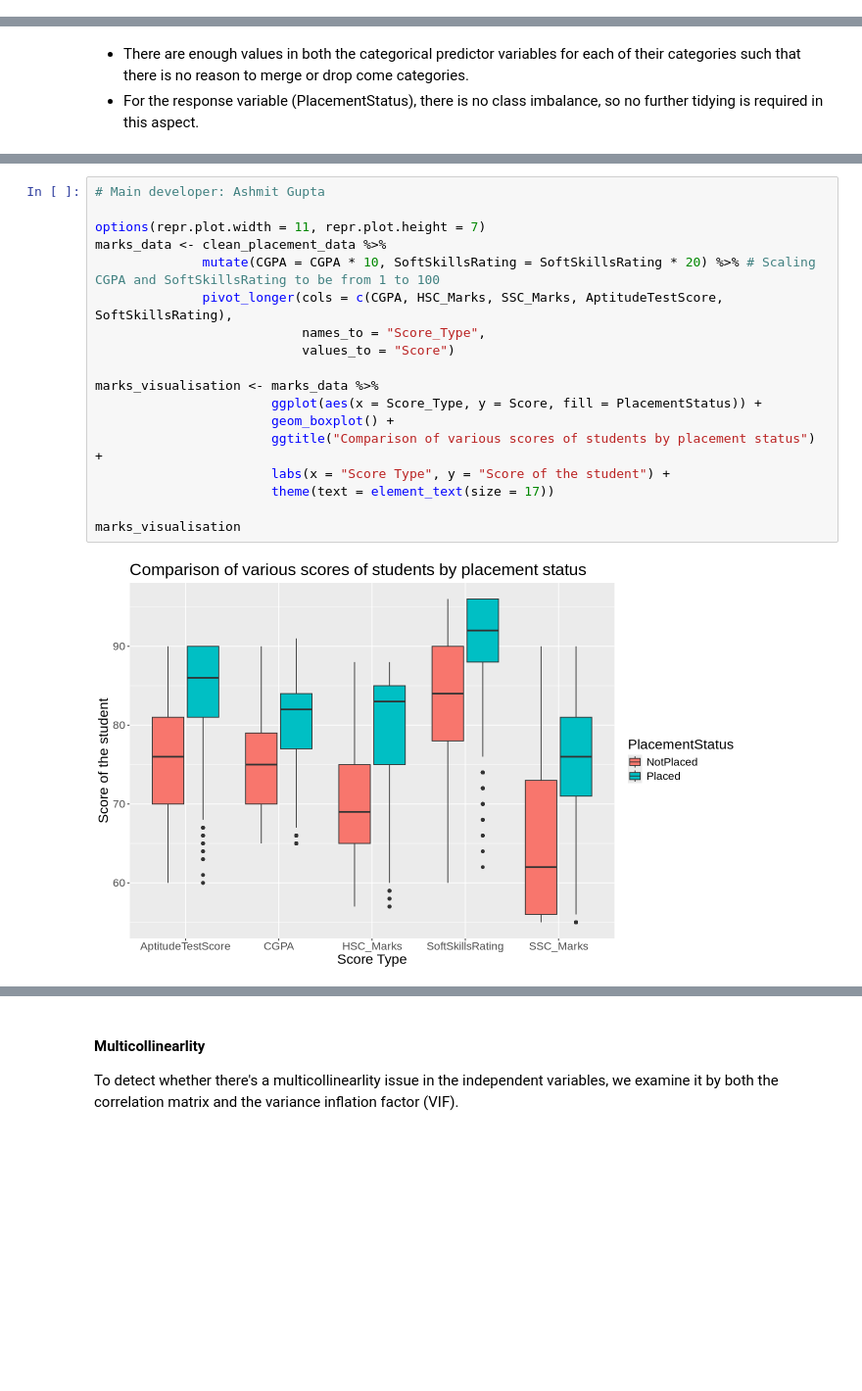
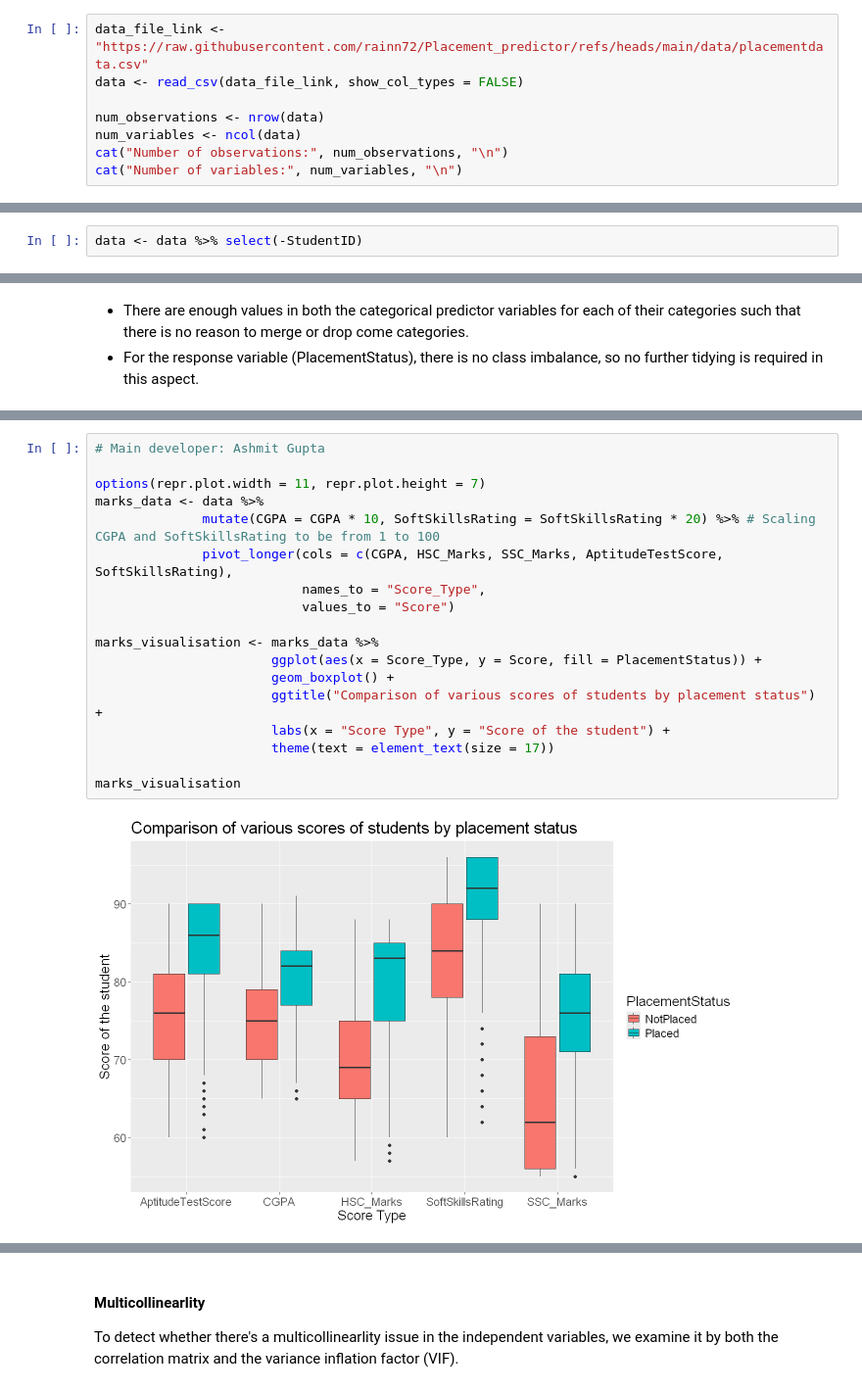
Before and after one commit to rainn72/Placement_predictor, a Jupyter notebook: Final_Archive/final_project.ipynb, the cells around one changed output, grey strips where cells are left out. Shown at 98% size. Cells and saved outputs as stored; diff of their text form; blank space fills up the shorter version.

```diff
--- a/Final_Archive/final_project.ipynb
+++ b/Final_Archive/final_project.ipynb
@@ -48,0 +106,8 @@ PlacementStatus            | Categorical (Character)   | This denotes whether th
+# %%
+data_file_link <- "https://raw.githubusercontent.com/rainn72/Placement_predictor/refs/heads/main/data/placementdata.csv"
+data <- read_csv(data_file_link, show_col_types = FALSE)
+
+num_observations <- nrow(data)
+num_variables <- ncol(data)
+cat("Number of observations:", num_observations, "\n")
+cat("Number of variables:", num_variables, "\n")
@@ -48,0 +137,2 @@ PlacementStatus            | Categorical (Character)   | This denotes whether th
+# %%
+data <- data %>% select(-StudentID)
@@ -171,21 +264,21 @@ A tibble: 2 × 2
 # %%
 # Main developer: Ashmit Gupta
 
 options(repr.plot.width = 11, repr.plot.height = 7)
-marks_data <- clean_placement_data %>%
+marks_data <- data %>%
               mutate(CGPA = CGPA * 10, SoftSkillsRating = SoftSkillsRating * 20) %>% # Scaling CGPA and SoftSkillsRating to be from 1 to 100
               pivot_longer(cols = c(CGPA, HSC_Marks, SSC_Marks, AptitudeTestScore, SoftSkillsRating),
                            names_to = "Score_Type",
                            values_to = "Score")
 
 marks_visualisation <- marks_data %>%
                        ggplot(aes(x = Score_Type, y = Score, fill = PlacementStatus)) +
                        geom_boxplot() +
                        ggtitle("Comparison of various scores of students by placement status") +
                        labs(x = "Score Type", y = "Score of the student") +
                        theme(text = element_text(size = 17))
 
 marks_visualisation
 # %% [output]
-[figure, old version]
+[figure, new version]
 # %% [markdown]
```
Also changed, not shown: parts of 49 cells of this notebook, 1 other file.
